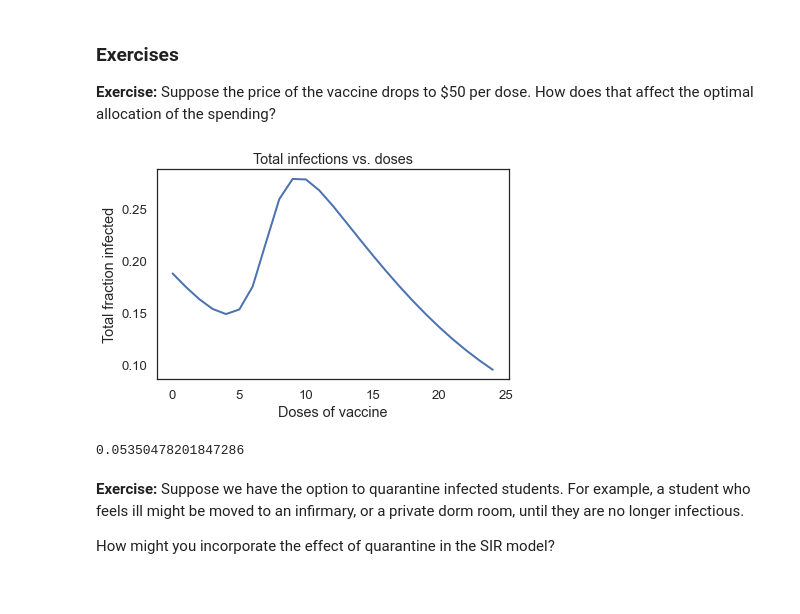
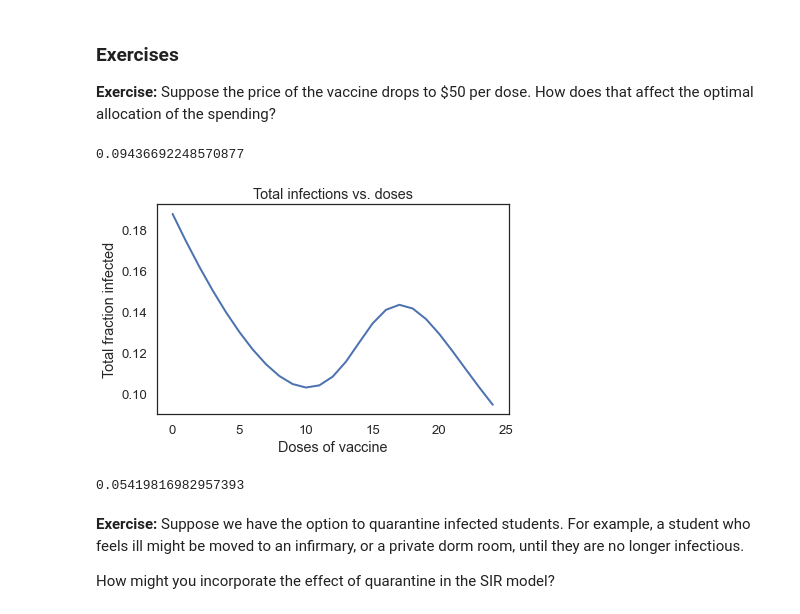
Before and after one commit to MsQCompSci/DATA604HW, a Jupyter notebook: 604CH12LQ.ipynb, the cells around one changed output. Saved outputs shown, nothing was run; the diff lists cells and outputs as text; code cells hidden in the pictures.

```diff
--- a/604CH12LQ.ipynb
+++ b/604CH12LQ.ipynb
@@ -644,46 +644,43 @@ Saving figure to file figs/chap12-fig04.pdf
 
 **Exercise:** Suppose the price of the vaccine drops to $50 per dose.  How does that affect the optimal allocation of the spending?
 # %%
-#reset variables
-budget = 1200
-
 #get lowest infection rate for when cost is 100
 optimal_allocation1 = infected_sweep.min()
 
-#change price per dose
-price_per_dose2 = 50
+#Change the price
+price_per_dose = 50
 
-#RESET MAX DOSES AVAILABLE at this price
-max_doses2 = int(budget / price_per_dose2)
+#Re-calculate max doses
+max_doses = int(budget / price_per_dose)
 
-#DOSE ARRAY FOR RANGE
-dose_array2 = linrange(max_doses2, endpoint=True)
+#Recalculate dose array
+dose_array = linrange(max_doses, endpoint=True)
 
-#sweep again
-infected_sweep2 = sweep_doses(dose_array2)
+#Sweep through doase array
+infected_sweep = sweep_doses(dose_array)
 
-#get lowest infection rate now
-optimal_allocation2 = infected_sweep2.min()
-
-#plot sweep
-plot(infected_sweep2)
-
+#plot
+plot(infected_sweep)
 decorate(xlabel='Doses of vaccine',
          ylabel='Total fraction infected',
          title='Total infections vs. doses',
          legend=False)
+
+#get lowest infection rate for when cost is 50
+optimal_allocation2 = infected_sweep.min()
 # %% [output]
+0.09436692248570877
-[figure, old version]
+[figure, new version]
 # %%
 optimal_allocation1 - optimal_allocation2
 #When vaccines are cheaper, the minimum infection fraction decreases
-#BY ABOUT 0.053505
+#BY ABOUT 0.05419816..
 #When vaccines are cheaper, more vaccines can be bought which can
 #take a system over the heard immunity threshold (10 vaccines)
 #If 100% of the spending was used on vaccines, the total fraction
 #of infected changes by approx 5.4%
 # %% [output]
-0.05350478201847286
+0.05419816982957393
 # %% [markdown]
 **Exercise:** Suppose we have the option to quarantine infected students.  For example, a student who feels ill might be moved to an infirmary, or a private dorm room, until they are no longer infectious.
 
```
Also changed, not shown: parts of 1 cell of this notebook.
